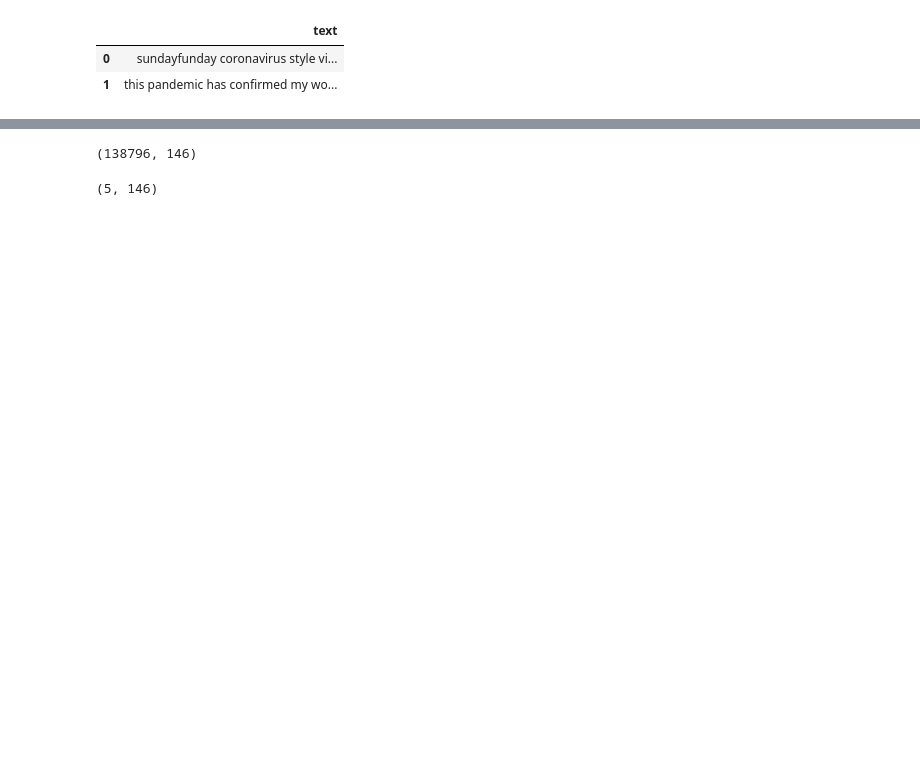
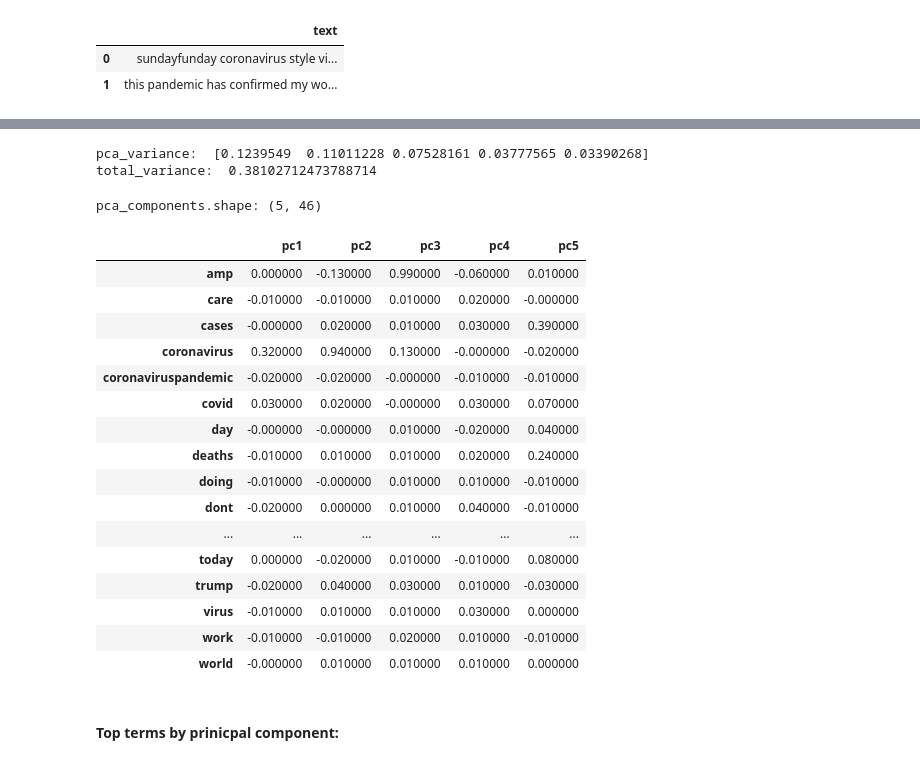
Before and after one commit to slp22/nlp-project, a Jupyter notebook: nlp-coronavirus-tweets-mvp.ipynb, the cells around one changed output, grey strips where cells are left out. Cells and saved outputs as stored; diff of their text form; code cells hidden in the pictures; blank space fills up the shorter version.

```diff
--- a/nlp-coronavirus-tweets-mvp.ipynb
+++ b/nlp-coronavirus-tweets-mvp.ipynb
@@ -224,0 +281,3 @@ df.head()
+# %%
+cv_vectorizer = CountVectorizer(stop_words='english', min_df=0.02, max_df=.95)
+cv_vectorizer
@@ -224,0 +286,4 @@ df.head()
+# %%
+# document-term matrix with count vectorizer
+cv_doc_term_mtx = cv_vectorizer.fit_transform(corpus)
+type(cv_doc_term_mtx)
@@ -224,0 +292,4 @@ df.head()
+# %%
+cv_doc_term_df = pd.DataFrame(cv_doc_term_mtx.toarray(),
+                              columns=cv_vectorizer.get_feature_names_out())
+cv_doc_term_df.head(2)
@@ -230,4 +328,4 @@ df.head()
 # %%
-pca_5 = PCA(n_components=5)
-pca_5.fit(text_cv.toarray())
-pcafeatures = pca_5.transform(text_cv.toarray())
+pca = PCA(n_components=5)
+pca_matrix = pca.fit_transform(cv_doc_term_df)
+pca_matrix
@@ -236,9 +340,9 @@ pcafeatures = pca_5.transform(text_cv.toarray())
 # %%
-text_cv.toarray().shape
+pca_variance = pca.explained_variance_ratio_
+print('pca_variance: ', pca_variance)
+
+total_variance = sum(pca.explained_variance_ratio_)
+print('total_variance: ', total_variance)
 # %% [output]
-(138796, 146)
+pca_variance:  [0.1239549  0.11011228 0.07528161 0.03777565 0.03390268]
+total_variance:  0.38102712473788714
-# %%
-pca_5_components = pca_5.components_
-pca_5_components.shape
-# %% [output]
-(5, 146)
@@ -251,0 +349,27 @@ pc5_positives
+# %%
+# correlation matrix
+pca_components = pd.DataFrame(pca.components_.round(2),
+                              index = ['pc1','pc2', 'pc3','pc4', 'pc5'],
+                              columns=cv_vectorizer.get_feature_names_out())
+
+print('pca_components.shape:', pca_components.shape)
+pca_components.T.style.background_gradient(cmap='Reds')
+# %% [output]
+pca_components.shape: (5, 46)
+|  | pc1 | pc2 | pc3 | pc4 | pc5 |
+| amp | 0.000000 | -0.130000 | 0.990000 | -0.060000 | 0.010000 |
+| care | -0.010000 | -0.010000 | 0.010000 | 0.020000 | -0.000000 |
+| cases | -0.000000 | 0.020000 | 0.010000 | 0.030000 | 0.390000 |
+| coronavirus | 0.320000 | 0.940000 | 0.130000 | -0.000000 | -0.020000 |
+| coronaviruspandemic | -0.020000 | -0.020000 | -0.000000 | -0.010000 | -0.010000 |
+| covid | 0.030000 | 0.020000 | -0.000000 | 0.030000 | 0.070000 |
+| day | -0.000000 | -0.000000 | 0.010000 | -0.020000 | 0.040000 |
+| deaths | -0.010000 | 0.010000 | 0.010000 | 0.020000 | 0.240000 |
+| doing | -0.010000 | -0.000000 | 0.010000 | 0.010000 | -0.010000 |
+| dont | -0.020000 | 0.000000 | 0.010000 | 0.040000 | -0.010000 |
+| ... | ... | ... | ... | ... | ... |
+| today | 0.000000 | -0.020000 | 0.010000 | -0.010000 | 0.080000 |
+| trump | -0.020000 | 0.040000 | 0.030000 | 0.010000 | -0.030000 |
+| virus | -0.010000 | 0.010000 | 0.010000 | 0.030000 | 0.000000 |
+| work | -0.010000 | -0.010000 | 0.020000 | 0.010000 | -0.010000 |
+| world | -0.000000 | 0.010000 | 0.010000 | 0.010000 | 0.000000 |
@@ -251,0 +386,2 @@ pc5_positives
+# %% [markdown]
+#### Top terms by prinicpal component:
```
Also changed, not shown: parts of 78 cells of this notebook.
